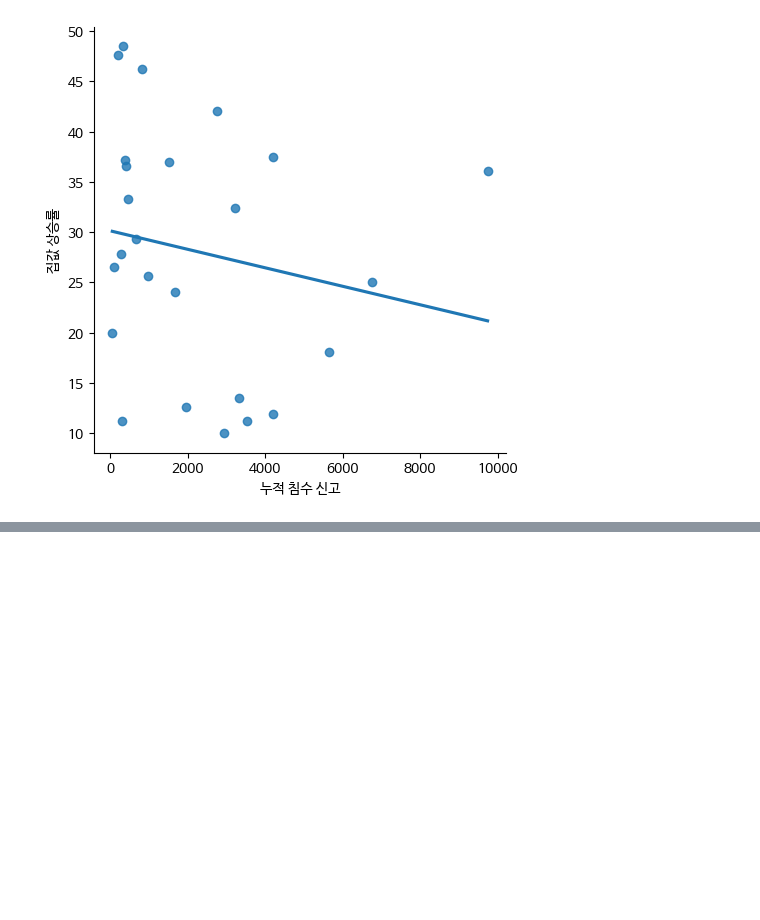
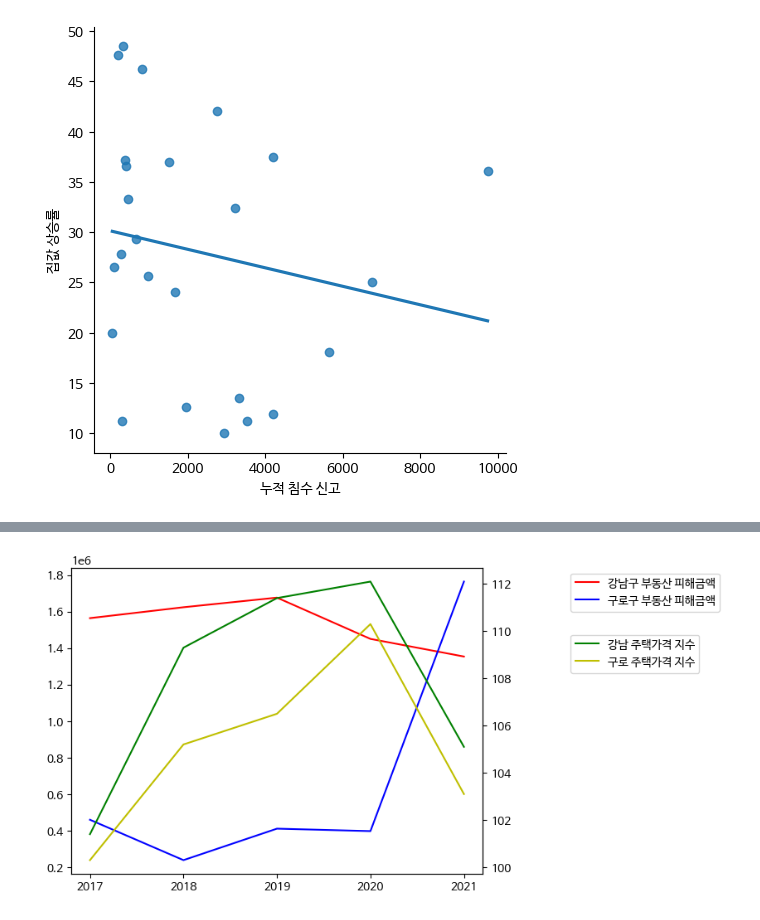
Before and after one commit to cav2280/dcx-1, a Jupyter notebook: main.ipynb, the cells around one changed output, grey strips where cells are left out. Cells and saved outputs as stored; diff of their text form; code cells hidden in the pictures; blank space fills up the shorter version.

```diff
--- a/main.ipynb
+++ b/main.ipynb
@@ -301,0 +401,20 @@ p-value: 0.3800135160882236
+# %%
+
+fig, ax1 = plt.subplots()
+ax2 = ax1.twinx()
+
+
+ax1.plot(yeardata,fire_price_gangnam,label='강남구 부동산 피해금액',color='r')
+ax1.plot(yeardata,fire_price_guro,label='구로구 부동산 피해금액',color='b')
+ax2.plot(yeardata, gangnam_house, label='강남 주택가격 지수',color='g')
+ax2.plot(yeardata, guro_house, label='구로 주택가격 지수',color='y')
+
+
+plt.xticks(range(min(yeardata), max(yeardata)+1, 1))
+
+ax1.legend(loc='upper left', bbox_to_anchor=(1.2, 1))
+ax2.legend(loc='upper left', bbox_to_anchor=(1.2, 0.8))
+
+plt.show()
+# %% [output]
+[figure, added]
```
Also changed, not shown: parts of 8 cells of this notebook, 2 other files.
